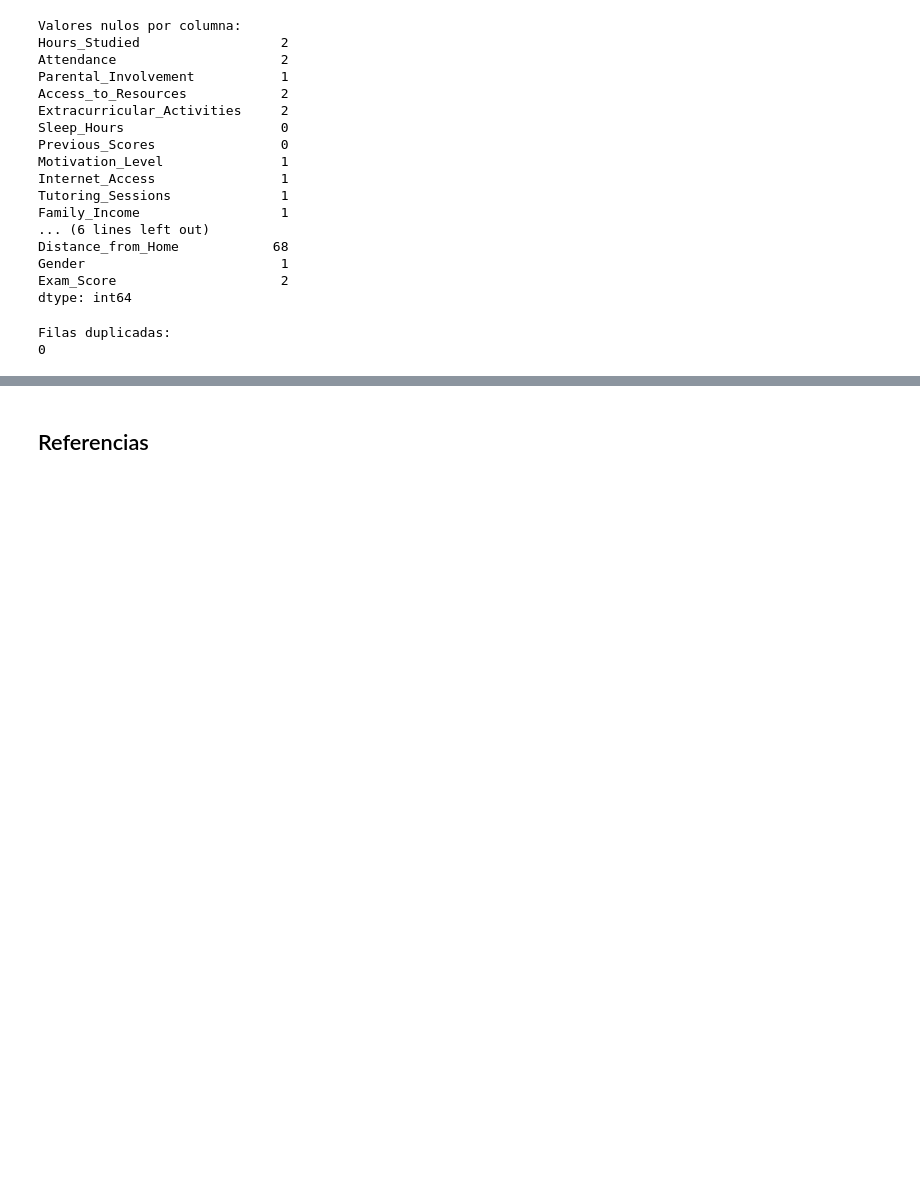
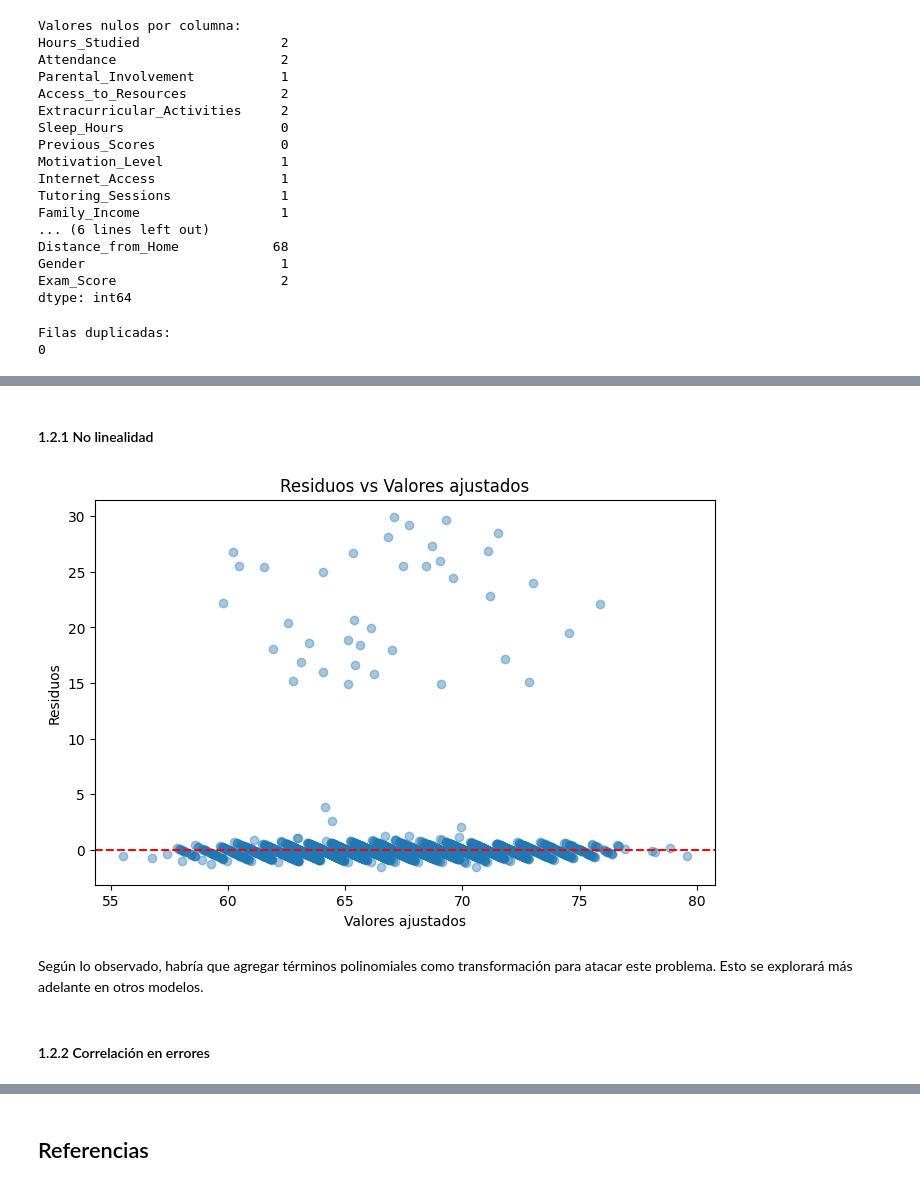
Before and after one commit to juanmoranerre/student-performance-regression, a Jupyter notebook: Proyecto_01.ipynb, the cells around one changed output, grey strips where cells are left out. Saved outputs shown, nothing was run; the diff lists cells and outputs as text; code cells hidden in the pictures; blank space fills up the shorter version.

```diff
--- a/Proyecto_01.ipynb
+++ b/Proyecto_01.ipynb
@@ -326,0 +566,24 @@ Filas duplicadas:
+# %%
+# Ajustar preprocessor y transformar X_train
+X = df.drop(columns=target_col)
+y = df[target_col]
+
+X_train, X_test, y_train, y_test = train_test_split(
+    X, y, test_size=0.2, random_state=42
+)
+
+#Ajustar el preprocessor solo con train
+preprocessor.fit(X_train)
+X_train_trans = preprocessor.transform(X_train)
+X_test_trans = preprocessor.transform(X_test)
+
+#Nombres de las columnas transformadas
+feature_names = preprocessor.get_feature_names_out()
+X_train_df = pd.DataFrame(X_train_trans, columns=feature_names, index=X_train.index)
+
+#Agregar constante para statsmodels
+X_train_const = sm.add_constant(X_train_df)
+
+#Ajustar OLS con statsmodels
+model = sm.OLS(y_train, X_train_const).fit()
+print(model.summary())
@@ -326,0 +608,20 @@ Filas duplicadas:
+# %% [markdown]
+#### 1.2.1 No linealidad
+# %%
+# Residuos vs valores ajustados
+fitted = model.fittedvalues
+residuals = model.resid
+
+plt.figure(figsize=(8, 5))
+plt.scatter(fitted, residuals, alpha=0.4)
+plt.axhline(0, color='red', linestyle='--')
+plt.xlabel('Valores ajustados')
+plt.ylabel('Residuos')
+plt.title('Residuos vs Valores ajustados')
+plt.show()
+# %% [output]
+[figure, added]
+# %% [markdown]
+Según lo observado, habría que agregar términos polinomiales como transformación para atacar este problema. Esto se explorará más adelante en otros modelos.
+# %% [markdown]
+#### 1.2.2 Correlación en errores
```
Also changed, not shown: parts of 37 cells of this notebook.
